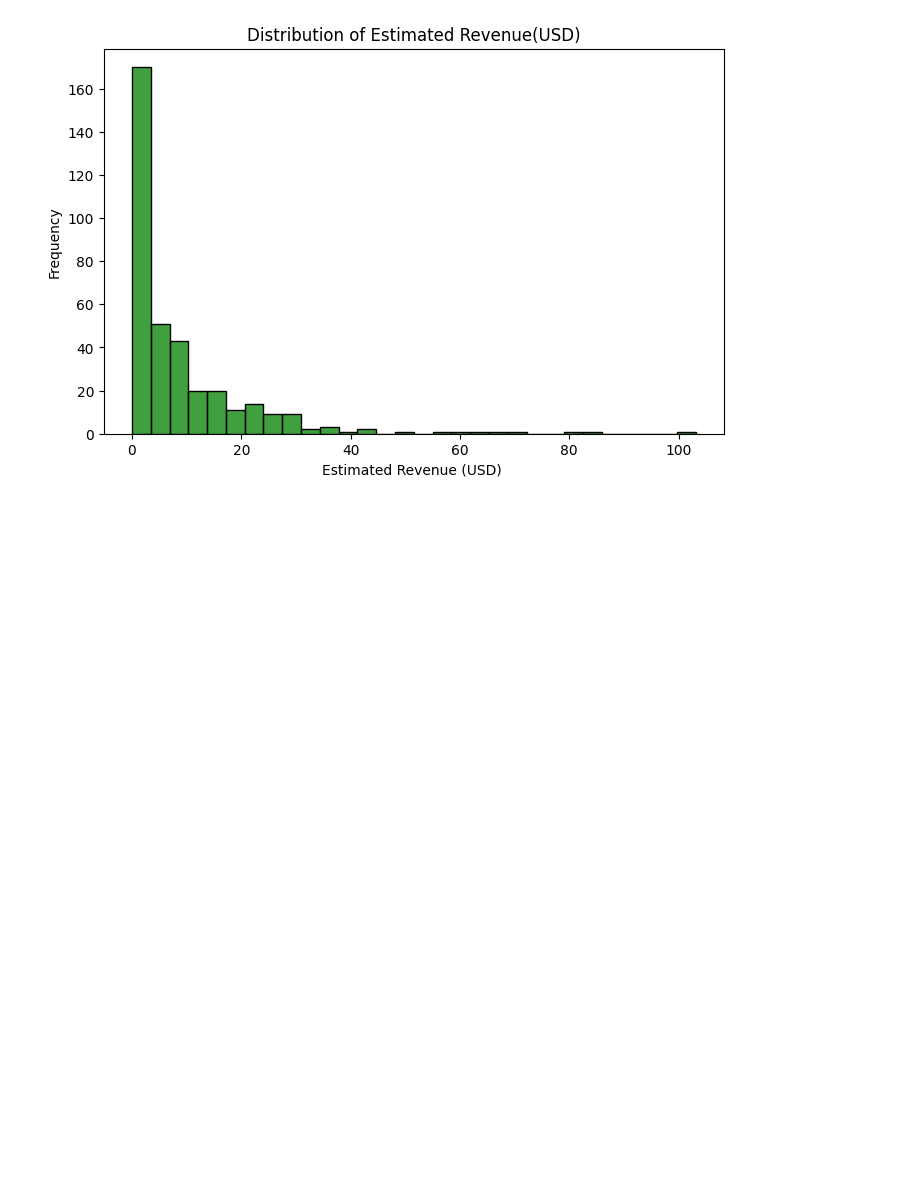
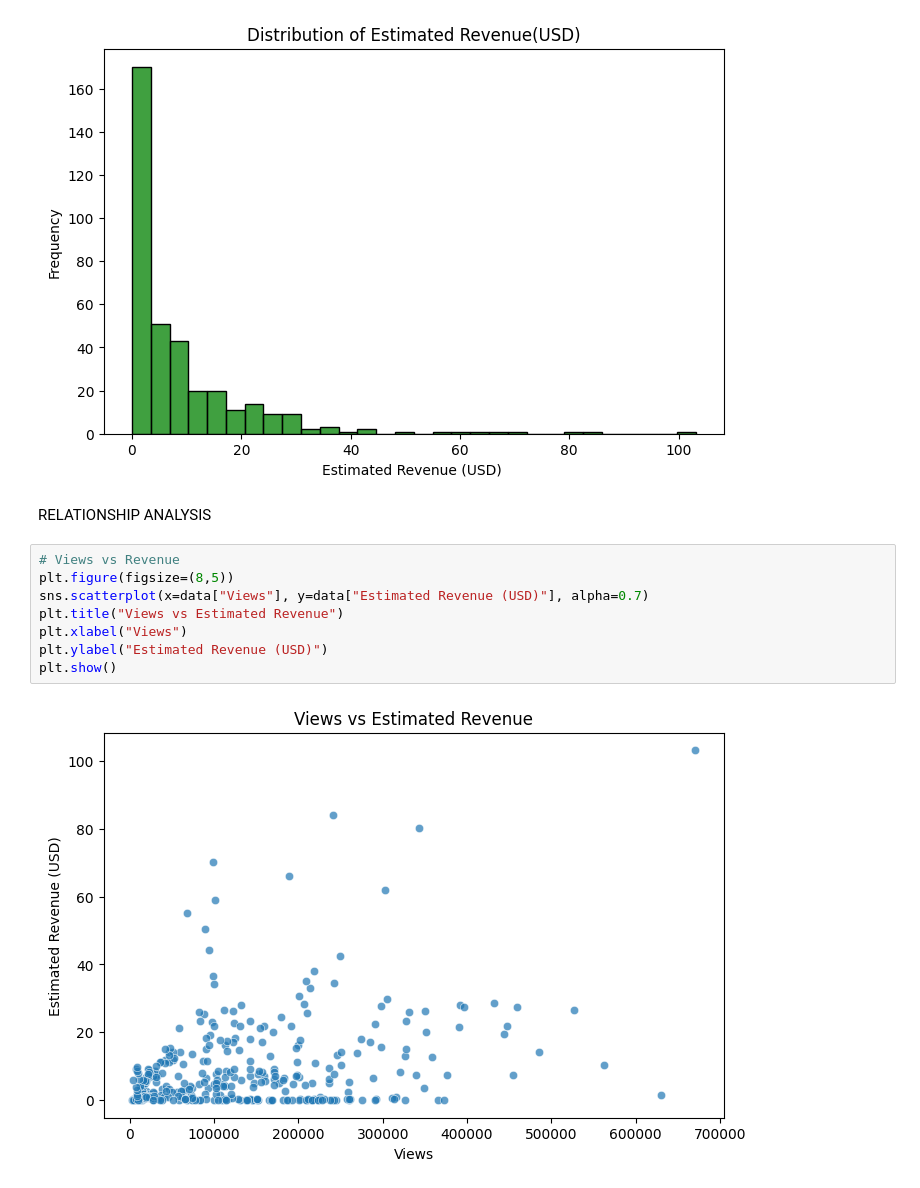
Before and after one commit to Ankurr-08/Youtube-Channel-Performance-Analysis, a Jupyter notebook: Youtube_performance_analysis.ipynb, the cells around one changed output. Cells and saved outputs as stored; diff of their text form; blank space fills up the shorter version.

```diff
--- a/Youtube_performance_analysis.ipynb
+++ b/Youtube_performance_analysis.ipynb
@@ -73,3 +90,15 @@ plt.ylabel('Frequency')
 plt.show()
 # %% [output]
 [figure]
+# %% [markdown]
+RELATIONSHIP ANALYSIS
+# %%
+# Views vs Revenue
+plt.figure(figsize=(8,5))
+sns.scatterplot(x=data["Views"], y=data["Estimated Revenue (USD)"], alpha=0.7)
+plt.title("Views vs Estimated Revenue")
+plt.xlabel("Views")
+plt.ylabel("Estimated Revenue (USD)")
+plt.show()
+# %% [output]
+[figure, added]
```
Also changed, not shown: parts of 16 cells of this notebook.
